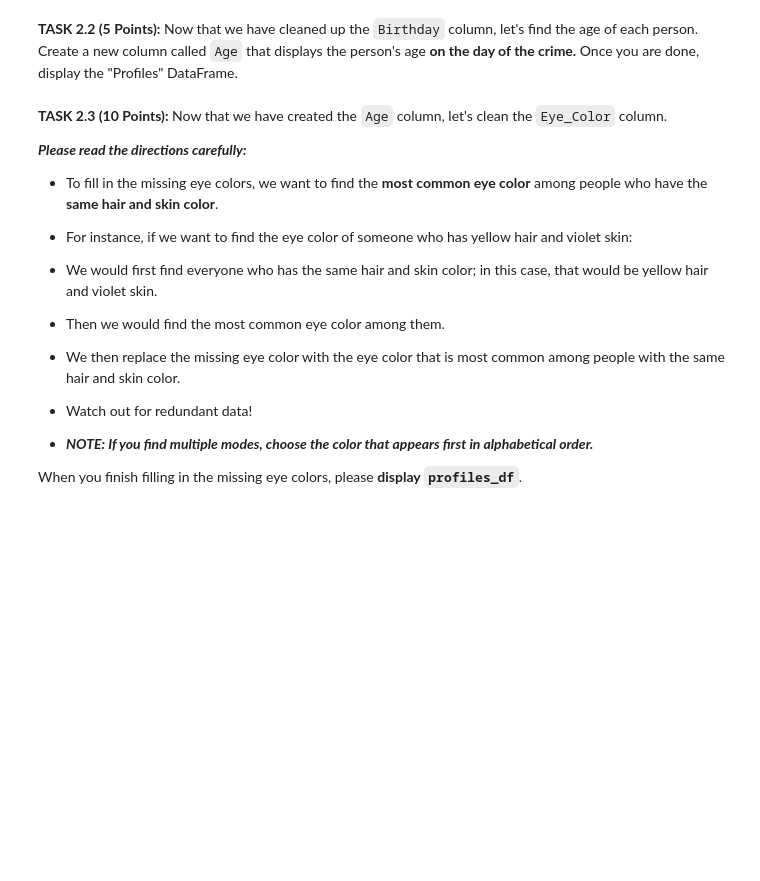
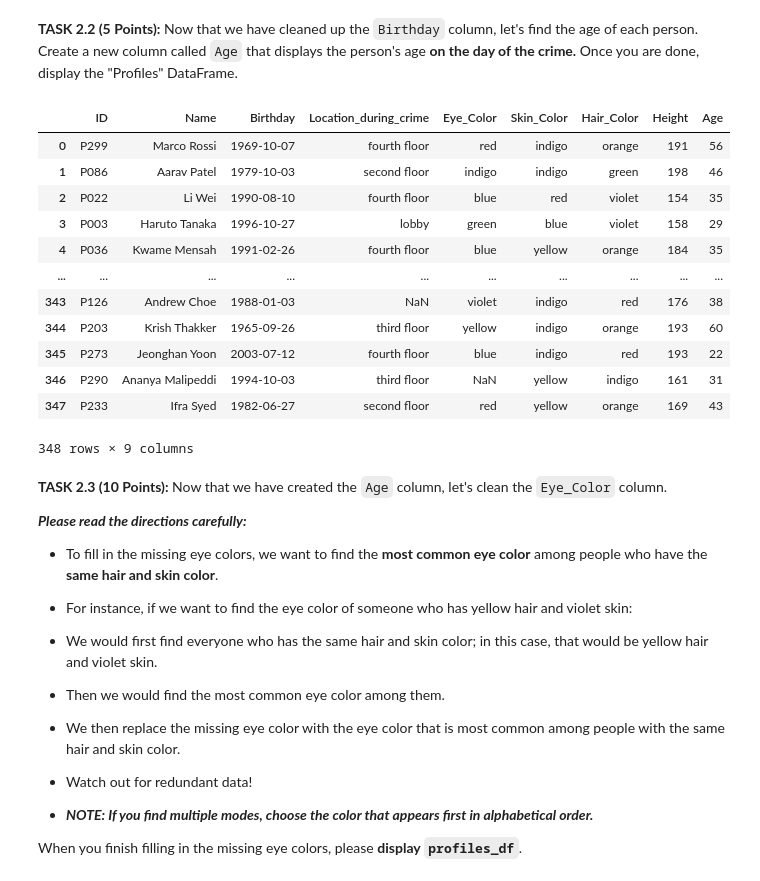
Before and after one commit to yohanbh/cmsc320, a Jupyter notebook: homework2/CMSC320_HW2_Summer_I_2026.ipynb, the cells around one changed output. Cells and saved outputs as stored; diff of their text form; code cells hidden in the pictures; blank space fills up the shorter version.

```diff
--- a/homework2/CMSC320_HW2_Summer_I_2026.ipynb
+++ b/homework2/CMSC320_HW2_Summer_I_2026.ipynb
@@ -111,8 +111,8 @@ The information contained in this dataset is as follows:
 # %% [markdown]
 **TASK 1.1 (1 Point):** In the code cell below, load the "Profiles" dataset into a variable called **profiles_df** and display it.
 # %%
-profile_df = pd.read_csv("Profiles.csv")
-profile_df
+profiles_df = pd.read_csv("Profiles.csv")
+profiles_df
 # %% [output]
 |  | ID | Name | Birthday | Location_during_crime | Eye_Color | Skin_Color | Hair_Color | Height |
 | 0 | P299 | Marco Rossi | 1969/07/10 | fourth floor | red | indigo | orange | 191 |
@@ -212,0 +211,10 @@ There are 48 duplicate IDs even though the IDs should be unique for each student
+# %%
+def fix_date(date):
+    if len(date.split("/")[0]) == 4:
+        return datetime.strptime(date, "%Y/%d/%m")
+    else:
+        return datetime.strptime(date, "%m/%d/%Y")
+
+profiles_df["Birthday"] = profiles_df["Birthday"].apply(fix_date)
+
+profiles_df
@@ -217,3 +237,33 @@ There are 48 duplicate IDs even though the IDs should be unique for each student
+# %%
+crime_date = pd.Timestamp("2026-02-27")
+
+profiles_df["Age"] = (
+    crime_date.year
+    - profiles_df["Birthday"].dt.year
+    - (
+        (profiles_df["Birthday"].dt.month > crime_date.month)
+        | (
+            (profiles_df["Birthday"].dt.month == crime_date.month)
+            & (profiles_df["Birthday"].dt.day > crime_date.day)
+        )
+    )
+)
+
+profiles_df
+# %% [output]
+|  | ID | Name | Birthday | Location_during_crime | Eye_Color | Skin_Color | Hair_Color | Height | Age |
+| 0 | P299 | Marco Rossi | 1969-10-07 | fourth floor | red | indigo | orange | 191 | 56 |
+| 1 | P086 | Aarav Patel | 1979-10-03 | second floor | indigo | indigo | green | 198 | 46 |
+| 2 | P022 | Li Wei | 1990-08-10 | fourth floor | blue | red | violet | 154 | 35 |
+| 3 | P003 | Haruto Tanaka | 1996-10-27 | lobby | green | blue | violet | 158 | 29 |
+| 4 | P036 | Kwame Mensah | 1991-02-26 | fourth floor | blue | yellow | orange | 184 | 35 |
+| ... | ... | ... | ... | ... | ... | ... | ... | ... | ... |
+| 343 | P126 | Andrew Choe | 1988-01-03 | NaN | violet | indigo | red | 176 | 38 |
+| 344 | P203 | Krish Thakker | 1965-09-26 | third floor | yellow | indigo | orange | 193 | 60 |
+| 345 | P273 | Jeonghan Yoon | 2003-07-12 | fourth floor | blue | indigo | red | 193 | 22 |
+| 346 | P290 | Ananya Malipeddi | 1994-10-03 | third floor | NaN | yellow | indigo | 161 | 31 |
+| 347 | P233 | Ifra Syed | 1982-06-27 | second floor | red | yellow | orange | 169 | 43 |
+348 rows × 9 columns
 # %% [markdown]
 **TASK 2.3 (10 Points):** Now that we have created the `Age` column, let's clean the `Eye_Color` column.
 
```
Also changed, not shown: parts of 15 cells of this notebook.
